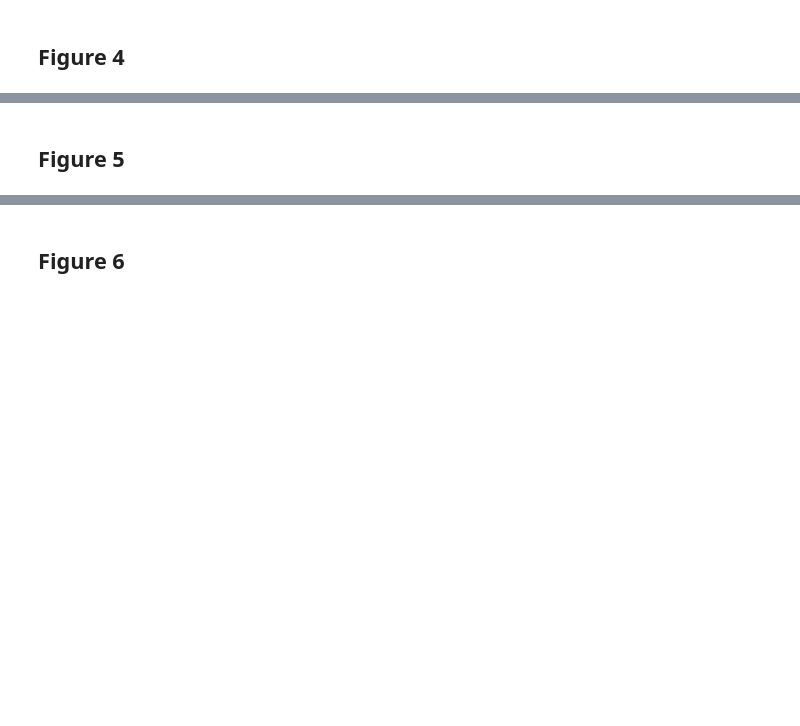
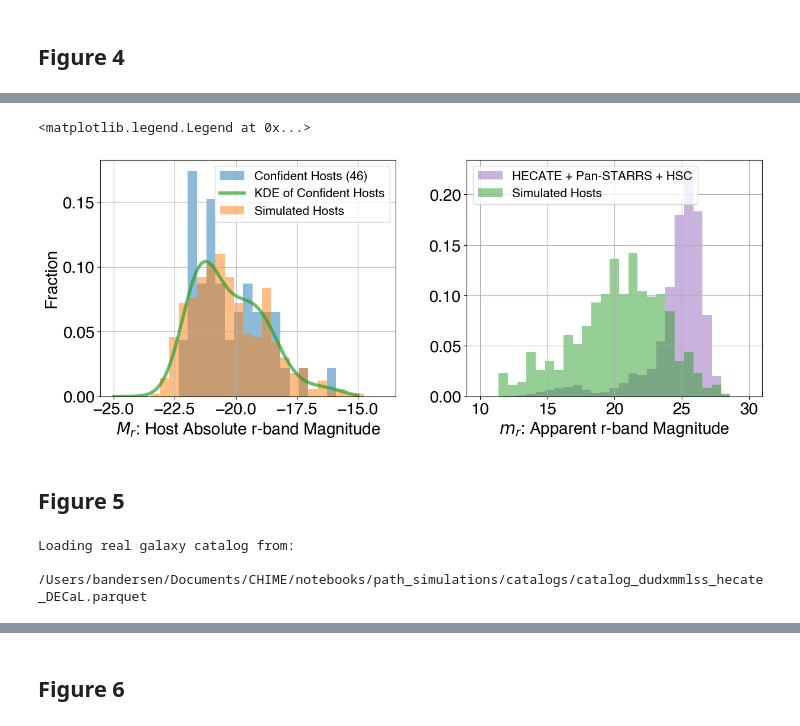
Before and after one commit to FRBs/astropath, a Jupyter notebook: docs/nb/Reproducing_Andersen+26_Figures.ipynb, the cells around one changed output, grey strips where cells are left out. Cells and saved outputs as stored; diff of their text form; code cells hidden in the pictures; blank space fills up the shorter version.

Commit message:
Small notebook changes

```diff
--- a/docs/nb/Reproducing_Andersen+26_Figures.ipynb
+++ b/docs/nb/Reproducing_Andersen+26_Figures.ipynb
@@ -33,2 +160,10 @@ import matplotlib
 # %% [markdown]
 ## Figure 4
+# %%
+# Load in simulations digest
+fn = os.path.join(os.getenv('FRB_APATH'), 'digest_a25b2pa12_exponential_exp_inverse_pu0.15_catalog_dudxmmlss_hecate_DECaL.parquet')
+df = pd.read_parquet(fn)
+# %%
+# Load in the combined host catalog
+combined_catalog_fn = os.path.join(os.getenv('FRB_APATH'), 'combined_HSC_PS1_HECATE_galaxies.parquet')
+combined_catalog = pd.read_parquet(combined_catalog_fn)
@@ -35,2 +203,46 @@ import matplotlib
+# %%
+cycle = plt.rcParams['axes.prop_cycle'].by_key()['color']
+
+# (left, bottom, width, height)
+width = 0.5
+sep_w = 0.12
+Mr_ax = (0., 0., width, 1.)
+mr_ax = (width+sep_w, 0., width, 1.)
+
+fig = plt.figure(figsize=(10,4))
+
+ax = plt.axes(Mr_ax)
+bins = np.linspace(-25, -14, 30)
+weights = np.ones_like(Mrs) / float(len(Mrs))
+counts, bin_edges, _ = plt.hist(Mrs, bins=bins, color=cycle[0], lw=4, alpha=0.5, weights=weights, density=False, label=f"Confident Hosts ({len(Mrs)})")
+bin_width = np.diff(bin_edges)[0]  # array of bin widths
+N = len(Mrs)
+norm = N * bin_width  # one per bin
+plt.plot(mags, Mr_kde * norm / float(len(Mrs)), color=cycle[2], lw=4, label='KDE of Confident Hosts', alpha=0.7)
+weights = np.ones_like(Mrs_sim) / float(len(Mrs_sim))
+hist = plt.hist(Mrs_sim, bins=bins, color=cycle[1], weights=weights, density=False, alpha=0.5, label='Simulated Hosts')
+plt.xlabel('$M_r$: Host Absolute r-band Magnitude')
+plt.ylabel('Fraction')
+plt.legend(fontsize=15)
+plt.grid(zorder=1)
+
+ax = plt.axes(mr_ax)
+bins = np.linspace(10, 30, 30)
+inds = np.random.randint(low=0, high=len(combined_catalog), size=500000)
+weights = np.ones_like(combined_catalog.iloc[inds]['mag']) / float(len(combined_catalog.iloc[inds]['mag']))
+hist, bins, _ = plt.hist(combined_catalog.iloc[inds]['mag'], bins=bins, color=cycle[4], lw=4, alpha=0.5, density=False, weights=weights, label=f"HECATE + Pan-STARRS + HSC")
+weights = np.ones_like(host_m_r) / float(len(host_m_r))
+hist, bins, _ = plt.hist(host_m_r, bins=bins, color=cycle[2], lw=4, alpha=0.5, density=True, weights=weights, label=f"Simulated Hosts")
+plt.grid(zorder=1)
+# plt.ylabel(r'$\rm N_{FRB}$')
+plt.xlabel('$m_r$: Apparent r-band Magnitude')
+plt.legend(fontsize=15, loc='upper left')
+# plt.ylim([0,0.5])
+
+# plot_fn = os.path.join(os.getenv('CHIME_SANDBOX'), 'paper_plot_data', 'Mr_distribution_redo_norm.pdf')
+# plt.savefig(plot_fn, dpi=200, format="pdf", bbox_inches="tight")
+# %% [output]
+<matplotlib.legend.Legend at 0x...>
+[figure, added]
 # %% [markdown]
 ## Figure 5
@@ -36,0 +260,11 @@ import matplotlib
+# %%
+# Load in the pre-queried galaxy catalog
+fn = 'catalog_dudxmmlss_hecate_DECaL.parquet'
+path_catalog_fn = Path(os.getenv('FRB_APATH')) / fn
+if path_catalog_fn.exists():
+    path_catalog = load_galaxy_catalog(catalog_fn=fn)
+else:
+    raise FileNotFoundError(f"The file {fn} does not exist")
+# %% [output]
+Loading real galaxy catalog from:
+  /Users/bandersen/Documents/CHIME/notebooks/path_simulations/catalogs/catalog_dudxmmlss_hecate_DECaL.parquet
```
Also changed, not shown: parts of 16 cells of this notebook, 1 other file.
